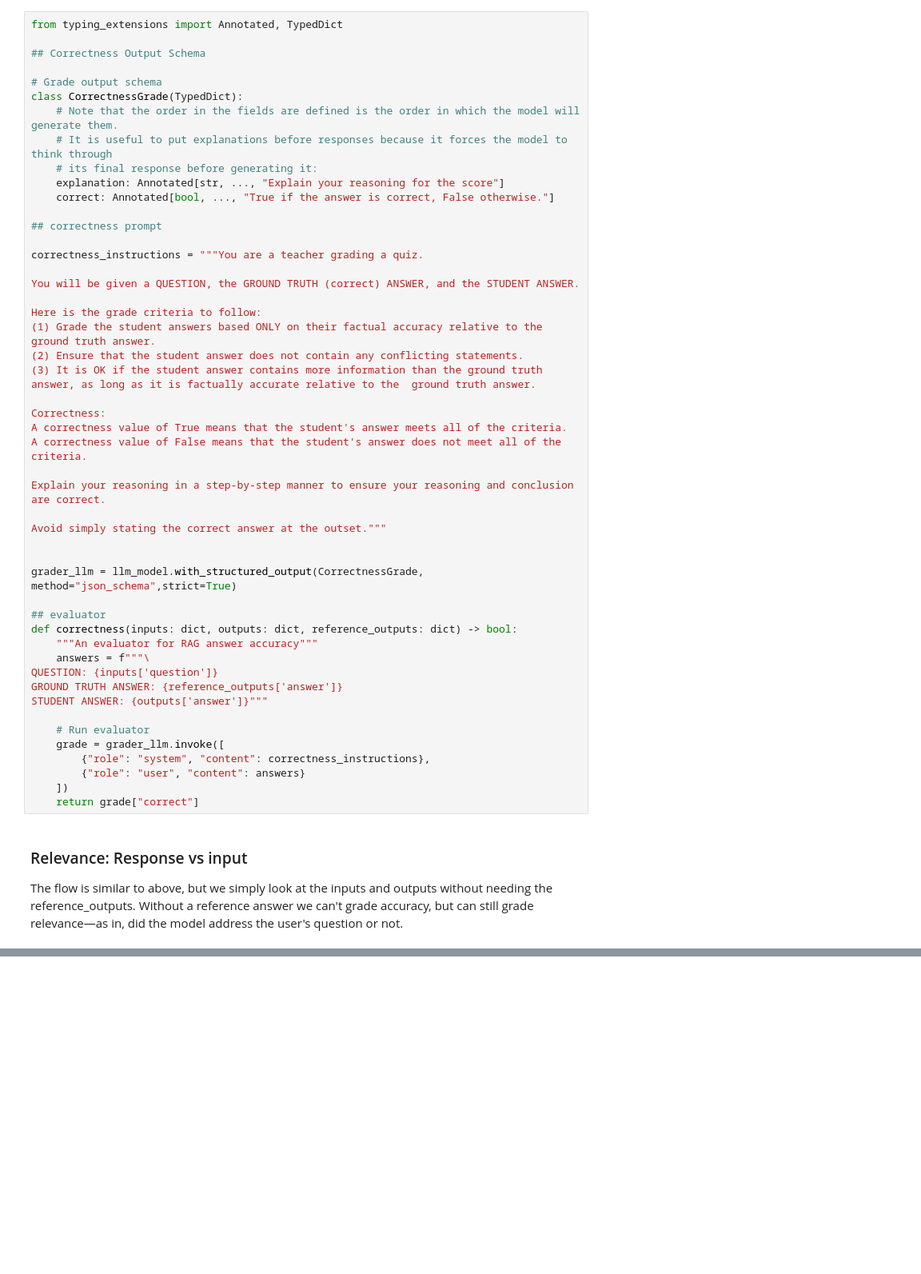
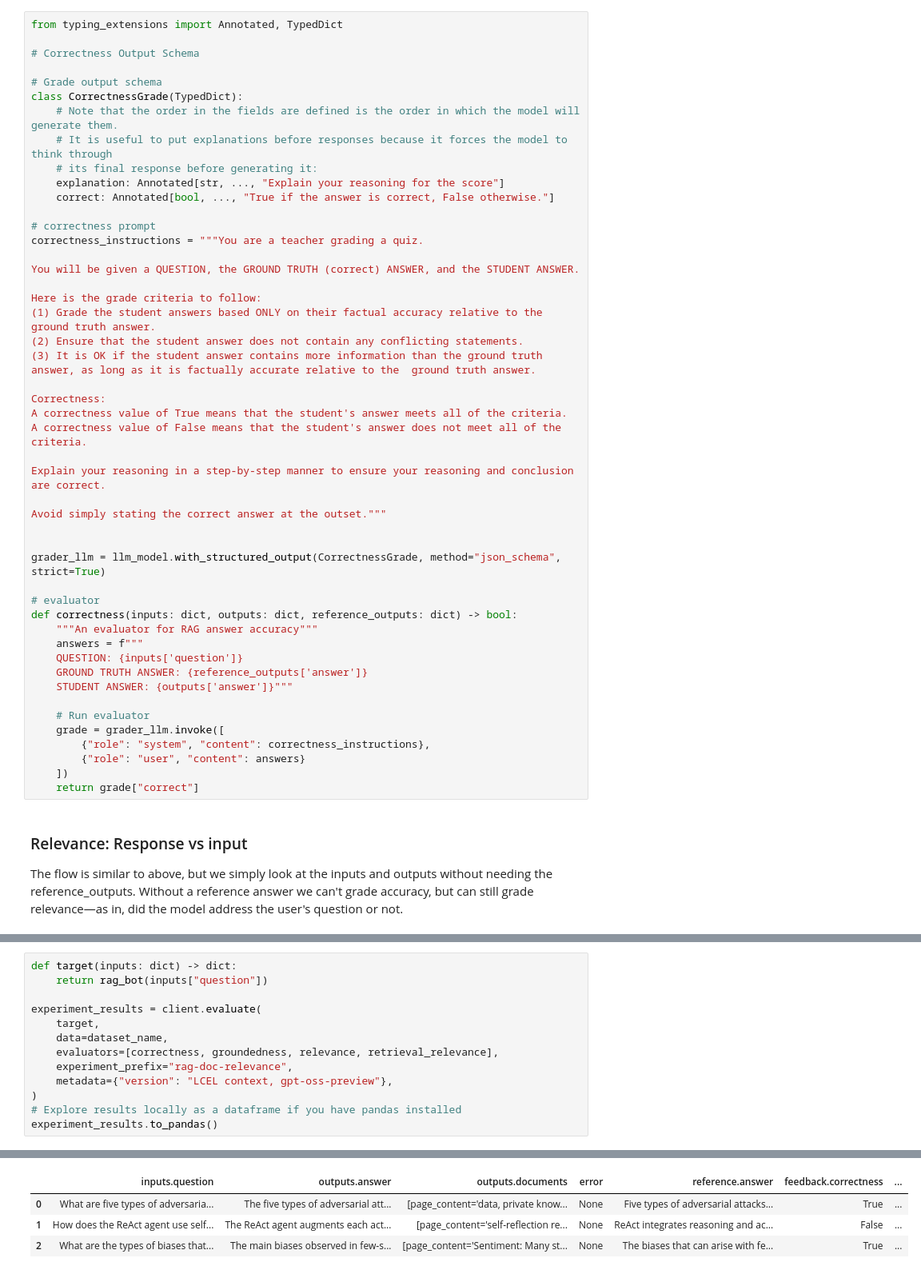
Before and after one commit to pranayprasad7001/generative-ai-implementations, a Jupyter notebook: langchain/langchain-updated/rag/rag-evaluation/rag-eval.ipynb, the cells around one changed output, grey strips where cells are left out. Shown at 80% size. Cells and saved outputs as stored; diff of their text form; blank space fills up the shorter version.

```diff
--- a/langchain/langchain-updated/rag/rag-evaluation/rag-eval.ipynb
+++ b/langchain/langchain-updated/rag/rag-evaluation/rag-eval.ipynb
@@ -150,7 +150,7 @@ client.create_examples(dataset_id=dataset.id, examples=examples)
 # %%
 from typing_extensions import Annotated, TypedDict
 
-## Correctness Output Schema
+# Correctness Output Schema
 
 # Grade output schema
 class CorrectnessGrade(TypedDict):
@@ -160,8 +160,7 @@ class CorrectnessGrade(TypedDict):
     explanation: Annotated[str, ..., "Explain your reasoning for the score"]
     correct: Annotated[bool, ..., "True if the answer is correct, False otherwise."]
 
-## correctness prompt
-
+# correctness prompt
 correctness_instructions = """You are a teacher grading a quiz.
 
 You will be given a QUESTION, the GROUND TRUTH (correct) ANSWER, and the STUDENT ANSWER.
@@ -180,15 +179,15 @@ Explain your reasoning in a step-by-step manner to ensure your reasoning and con
 Avoid simply stating the correct answer at the outset."""
 
 
-grader_llm = llm_model.with_structured_output(CorrectnessGrade, method="json_schema",strict=True)
+grader_llm = llm_model.with_structured_output(CorrectnessGrade, method="json_schema", strict=True)
 
-## evaluator
+# evaluator
 def correctness(inputs: dict, outputs: dict, reference_outputs: dict) -> bool:
     """An evaluator for RAG answer accuracy"""
-    answers = f"""\
-QUESTION: {inputs['question']}
-GROUND TRUTH ANSWER: {reference_outputs['answer']}
-STUDENT ANSWER: {outputs['answer']}"""
+    answers = f"""
+    QUESTION: {inputs['question']}
+    GROUND TRUTH ANSWER: {reference_outputs['answer']}
+    STUDENT ANSWER: {outputs['answer']}"""
 
     # Run evaluator
     grade = grader_llm.invoke([
@@ -236,0 +314,14 @@ def relevance(inputs: dict, outputs: dict) -> bool:
+# %%
+def target(inputs: dict) -> dict:
+    return rag_bot(inputs["question"])
+
+experiment_results = client.evaluate(
+    target,
+    data=dataset_name,
+    evaluators=[correctness, groundedness, relevance, retrieval_relevance],
+    experiment_prefix="rag-doc-relevance",
+    metadata={"version": "LCEL context, gpt-oss-preview"},
+)
+# Explore results locally as a dataframe if you have pandas installed
+experiment_results.to_pandas()
+# %% [output]
@@ -236,0 +330,4 @@ def relevance(inputs: dict, outputs: dict) -> bool:
+|  | inputs.question | outputs.answer | outputs.documents | error | reference.answer | feedback.correctness | ... |
+| 0 | What are five types of adversaria... | The five types of adversarial att... | [page_content='data, private know... | None | Five types of adversarial attacks... | True | ... |
+| 1 | How does the ReAct agent use self... | The ReAct agent augments each act... | [page_content='self-reflection re... | None | ReAct integrates reasoning and ac... | False | ... |
+| 2 | What are the types of biases that... | The main biases observed in few‑s... | [page_content='Sentiment: Many st... | None | The biases that can arise with fe... | True | ... |
```
Also changed, not shown: parts of 9 cells of this notebook.
